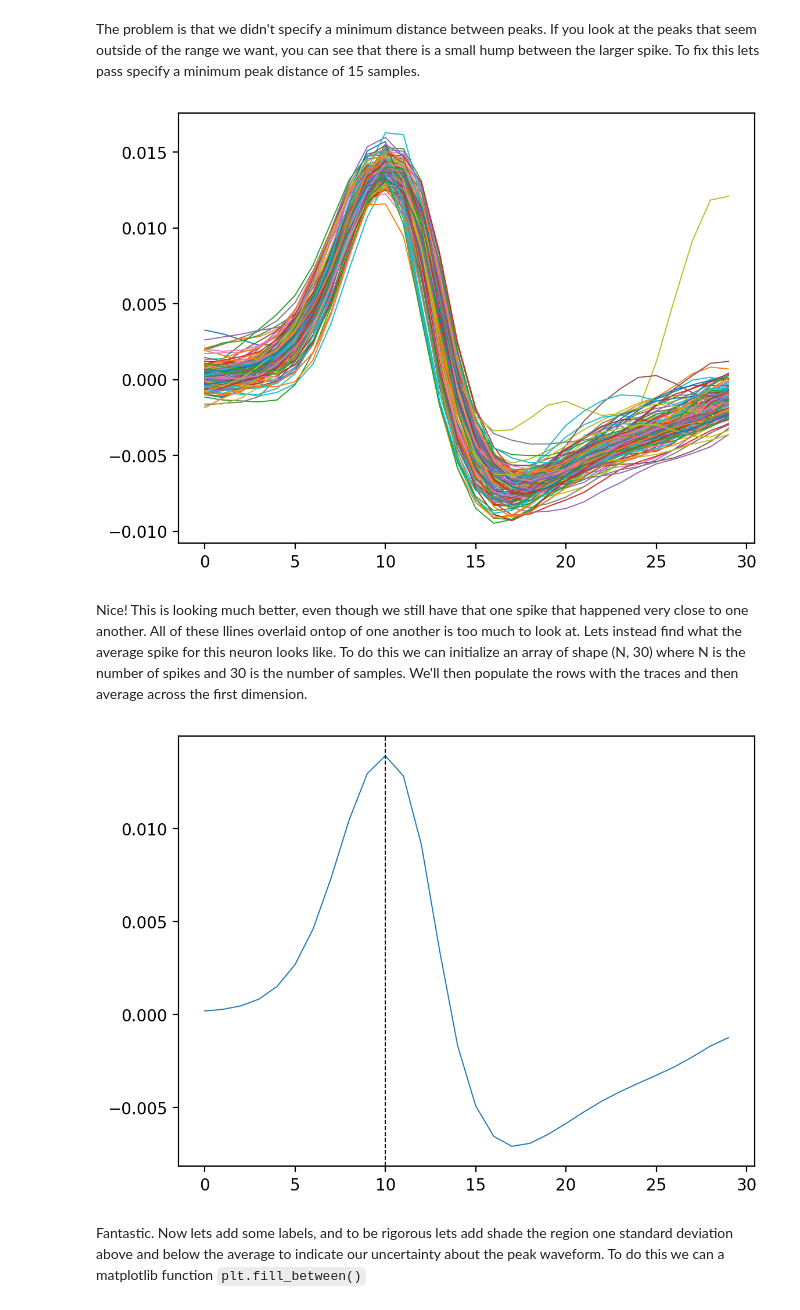
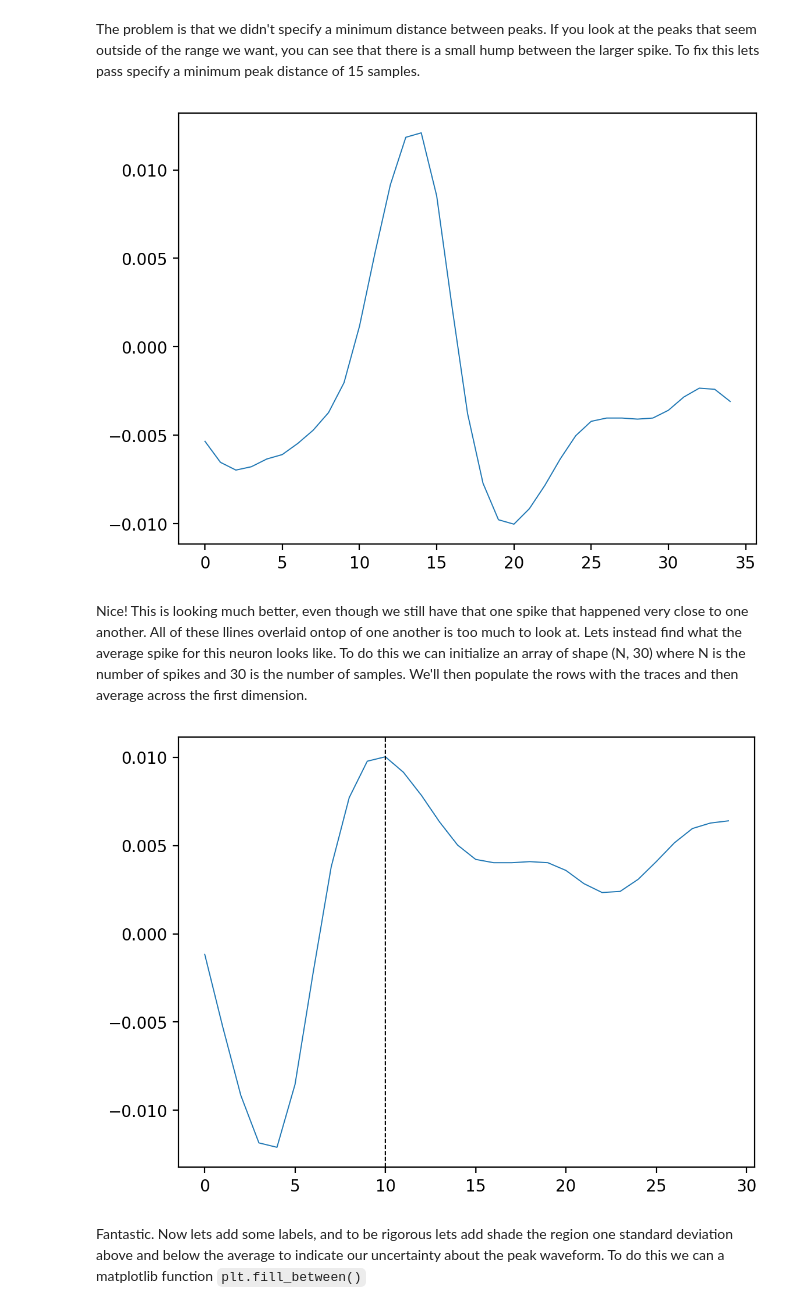
Before and after one commit to jeremyschroeter/Neuro301-Coding-Kit, a Jupyter notebook: Review-Notebooks/Python_EDA_Review.ipynb, the cells around one changed output. Drawn from its saved outputs; the diff is of its cells as text; code cells hidden in the pictures.

```diff
--- a/Review-Notebooks/Python_EDA_Review.ipynb
+++ b/Review-Notebooks/Python_EDA_Review.ipynb
@@ -23,3 +23,5 @@ from scipy.io import loadmat
 plt.rcParams['figure.dpi'] = 200
 # %%
-DATA = loadmat('/Users/jeremyschroeter/Desktop/School_Work/UW/Neuro301-Coding-Kit/Data/spontaneous.mat')
+# We must export our data as a MATLAB file in order for LabChartDataset to work
+file_path = '/Users/jeremyschroeter/Desktop/School_Work/UW/Neuro301-Coding-Kit/Data/spontaneous.mat'
+dataset = LabChartDataset(file_path)
@@ -45,0 +30,3 @@ print(RAW_DATA.shape)
+# %%
+block = dataset.get_block(0)
+print(block)
@@ -62,10 +63,12 @@ When we call <code>signal.find_peaks()</code> and only pass it our data, python
 
 Take a second to read the documentation linked above and see if you can figure out how to get the properties dictionary to not be empty before continuining.
 # %%
-RAW_DATA = RAW_DATA * -1
+inverted_data = block * -1
 
-peaks, properties = signal.find_peaks(RAW_DATA, height=(None, None), width=(None, None))
+peaks, properties = signal.find_peaks(inverted_data, height=(None, None), width=(None, None))
 print(peaks)
+
+# To see what labels a dictionary contains we can use the keys() method
 print(properties.keys())
 # %% [output]
 [     7     12     15 ... 199982 199991 199996]
@@ -110,6 +113,6 @@ If any of that doesn't make sense, please review and reach out if you still don'
 Now that we have filtered our peaks for just the ones we are interested in, lets use the indices to visualize the waveforms we recorded. Since the positions contained in <code>cluster_one_peaks</code> are when the peak actually occurs, this means we will have to take a slice from a few samples before the peak to a few samples afterwards.
 # %%
 for spike in cluster_one_peaks:
-    plt.plot(np.arange(35), RAW_DATA[spike - 10:spike + 25], lw=0.7)
+    plt.plot(-1 * inverted_data[spike - 20:spike + 15], lw=0.7)
 plt.show()
 # %% [output]
@@ -119,30 +122,30 @@ Hmmmm....this looks wrong. We filtered our peak heights for those less than 0.02
 # %% [markdown]
 The problem is that we didn't specify a minimum distance between peaks. If you look at the peaks that seem outside of the range we want, you can see that there is a small hump between the larger spike. To fix this lets pass specify a minimum peak distance of 15 samples.
 # %%
-peaks, properties = signal.find_peaks(RAW_DATA, height=(None, None), width=(None, None), distance=35)
+peaks, properties = signal.find_peaks(block, height=(None, None), width=(None, None), distance=35)
 heights, widths = properties['peak_heights'], properties['widths']
 cluster_one_mask = (heights > 0.01) & (heights < 0.02)
 cluster_one_peaks = peaks[cluster_one_mask]
 
 for spike in cluster_one_peaks:
-    plt.plot(np.arange(30), RAW_DATA[spike - 10:spike + 20], lw=0.7)
+    plt.plot(inverted_data[spike - 20:spike + 15], lw=0.7)
 plt.show()
 # %% [output]
-[figure, old version]
+[figure, new version]
 # %% [markdown]
 Nice! This is looking much better, even though we still have that one spike that happened very close to one another. All of these llines overlaid ontop of one another is too much to look at. Lets instead find what the average spike for this neuron looks like. To do this we can initialize an array of shape (N, 30) where N is the number of spikes and 30 is the number of samples. We'll then populate the rows with the traces and then average across the first dimension.
 # %%
 n_peaks = cluster_one_peaks.shape[0]
 spikes = np.zeros(shape=(n_peaks, 30))
 for i, peak in enumerate(cluster_one_peaks):
-    spike = RAW_DATA[peak - 10:peak + 20]
+    spike = block[peak - 10:peak + 20]
     spikes[i] = spike
 average_spike = spikes.mean(axis=0)
 plt.plot(np.arange(30), average_spike, lw=0.7)
 plt.axvline(x=10, linestyle='--', lw=0.7, c='black')
 plt.show()
 # %% [output]
-[figure, old version]
+[figure, new version]
 # %% [markdown]
 Fantastic. Now lets add some labels, and to be rigorous lets add shade the region one standard deviation above and below the average to indicate our uncertainty about the peak waveform. To do this we can a matplotlib function <code>plt.fill_between()</code>
 # %%
```
Also changed, not shown: parts of 18 cells of this notebook, 1 other file.
